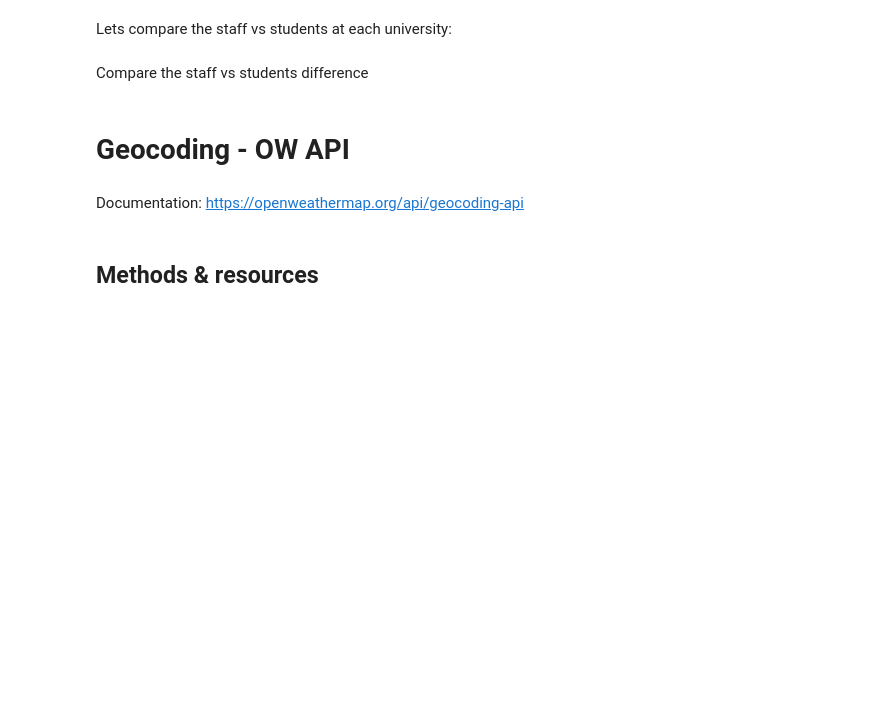
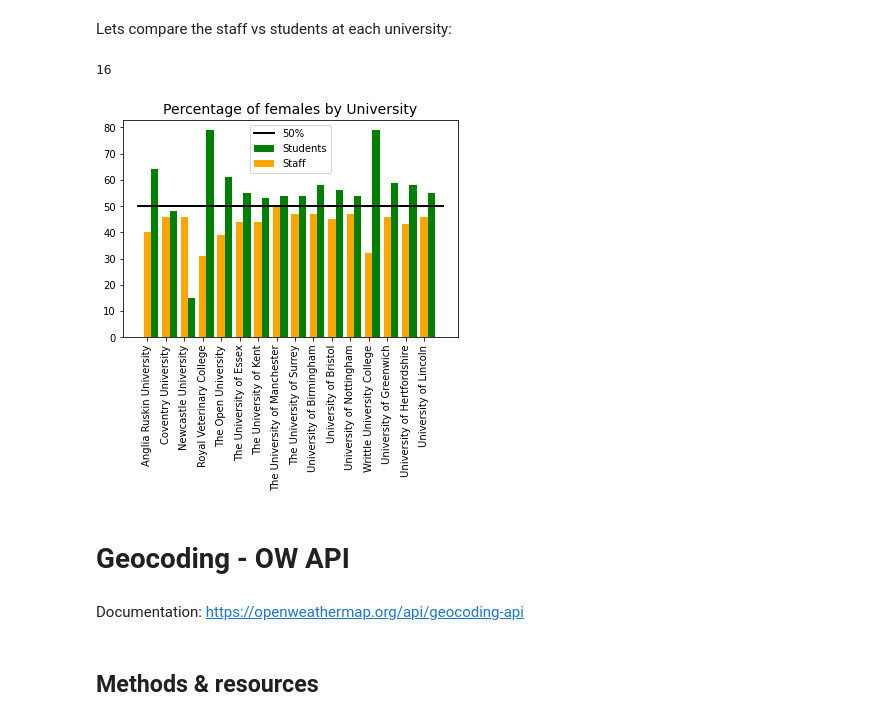
Before and after one commit to AdelaideBaron/CFG_Final_Project, a Jupyter notebook: API's & Mapping/uniDB_demographics.ipynb, the cells around one changed output. Saved outputs shown, nothing was run; the diff lists cells and outputs as text; code cells hidden in the pictures; blank space fills up the shorter version.

```diff
--- a/API's & Mapping/uniDB_demographics.ipynb
+++ b/API's & Mapping/uniDB_demographics.ipynb
@@ -531,25 +667,30 @@ print(df_staff_avg)
 # %% [markdown]
 Lets compare the staff vs students at each university:
+# %%
+len(df_staff.index)
+len(df_grads.index)
+# %% [output]
+16
 # %%
-x = np.arange(18)
+x = np.arange(16)
 grad_bars = df_grads['Percentage']
 staff_bars = df_staff['Percentage']
 
 width = 0.4
 
 plt.bar(x+0.4, grad_bars, width, color='green')
 plt.bar(x, staff_bars, width, color='orange')
-plt.plot([-0.5, 18], [50, 50], 'k-', lw=2)
+plt.plot([-0.5, 16], [50, 50], 'k-', lw=2)
 
 plt.xticks(x, df_staff['University'].values.tolist())
 plt.xticks(rotation = 90)
 
 plt.legend(["50%", "Students", "Staff"])
 plt.title("Percentage of females by University", size=14)
 
 plt.show()
+# %% [output]
+[figure, added]
-# %% [markdown]
-Compare the staff vs students difference
 # %% [markdown]
 # Geocoding - OW API
 # %% [markdown]
```
Also changed, not shown: parts of 44 cells of this notebook.
